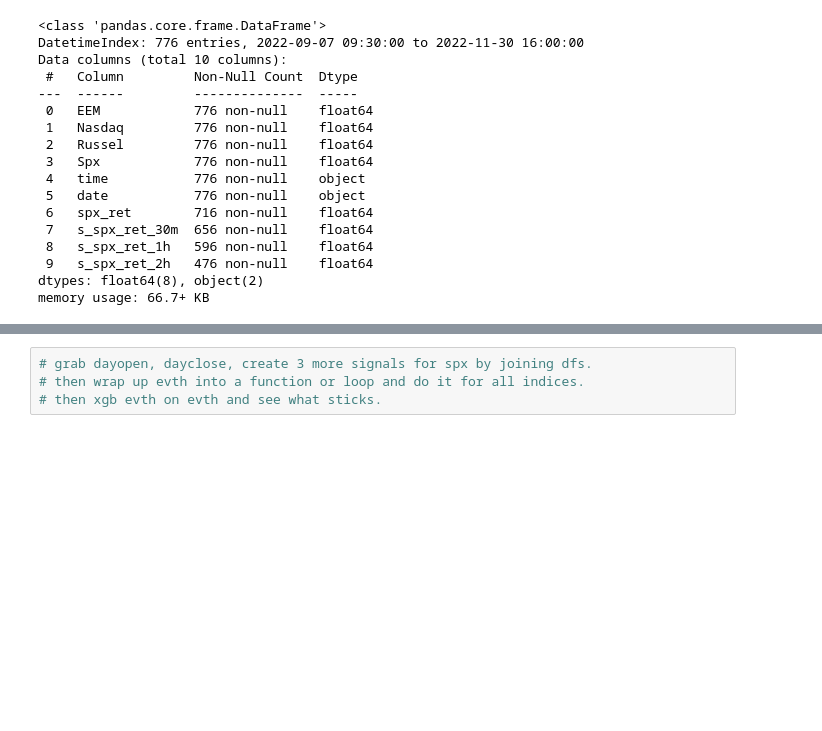
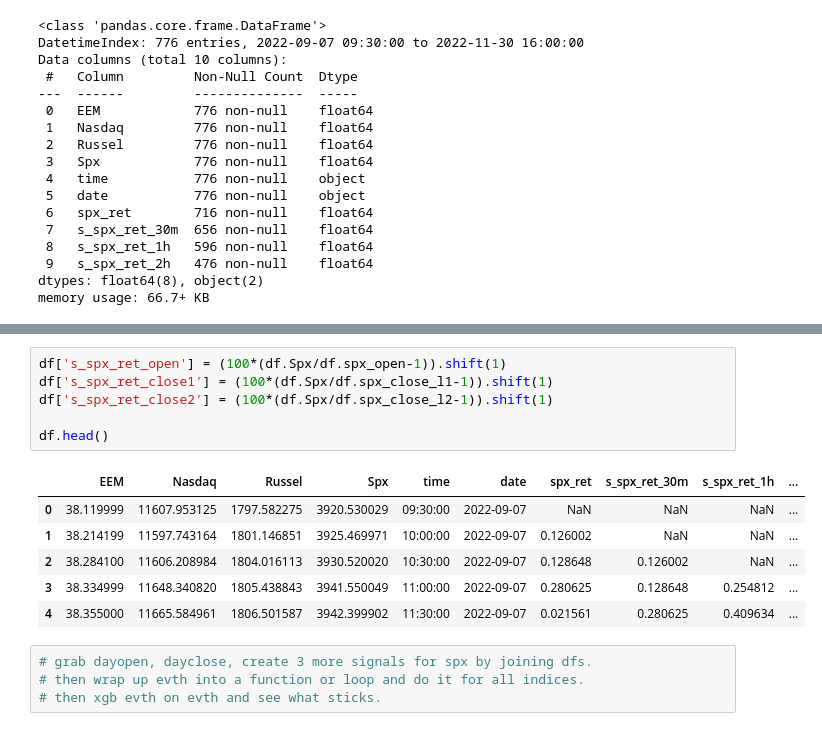
Before and after one commit to MykolaPinchuk/spg_stocks, a Jupyter notebook: t_model.ipynb, the cells around one changed output, grey strips where cells are left out. Cells and saved outputs as stored; diff of their text form; blank space fills up the shorter version.

```diff
--- a/t_model.ipynb
+++ b/t_model.ipynb
@@ -294,3 +358,16 @@ memory usage: 66.7+ KB
+# %%
+df['s_spx_ret_open'] = (100*(df.Spx/df.spx_open-1)).shift(1)
+df['s_spx_ret_close1'] = (100*(df.Spx/df.spx_close_l1-1)).shift(1)
+df['s_spx_ret_close2'] = (100*(df.Spx/df.spx_close_l2-1)).shift(1)
+
+df.head()
+# %% [output]
+|  | EEM | Nasdaq | Russel | Spx | time | date | spx_ret | s_spx_ret_30m | s_spx_ret_1h | ... |
+| 0 | 38.119999 | 11607.953125 | 1797.582275 | 3920.530029 | 09:30:00 | 2022-09-07 | NaN | NaN | NaN | ... |
+| 1 | 38.214199 | 11597.743164 | 1801.146851 | 3925.469971 | 10:00:00 | 2022-09-07 | 0.126002 | NaN | NaN | ... |
+| 2 | 38.284100 | 11606.208984 | 1804.016113 | 3930.520020 | 10:30:00 | 2022-09-07 | 0.128648 | 0.126002 | NaN | ... |
+| 3 | 38.334999 | 11648.340820 | 1805.438843 | 3941.550049 | 11:00:00 | 2022-09-07 | 0.280625 | 0.128648 | 0.254812 | ... |
+| 4 | 38.355000 | 11665.584961 | 1806.501587 | 3942.399902 | 11:30:00 | 2022-09-07 | 0.021561 | 0.280625 | 0.409634 | ... |
 # %%
 # grab dayopen, dayclose, create 3 more signals for spx by joining dfs.
 # then wrap up evth into a function or loop and do it for all indices.
```
Also changed, not shown: parts of 8 cells of this notebook.
